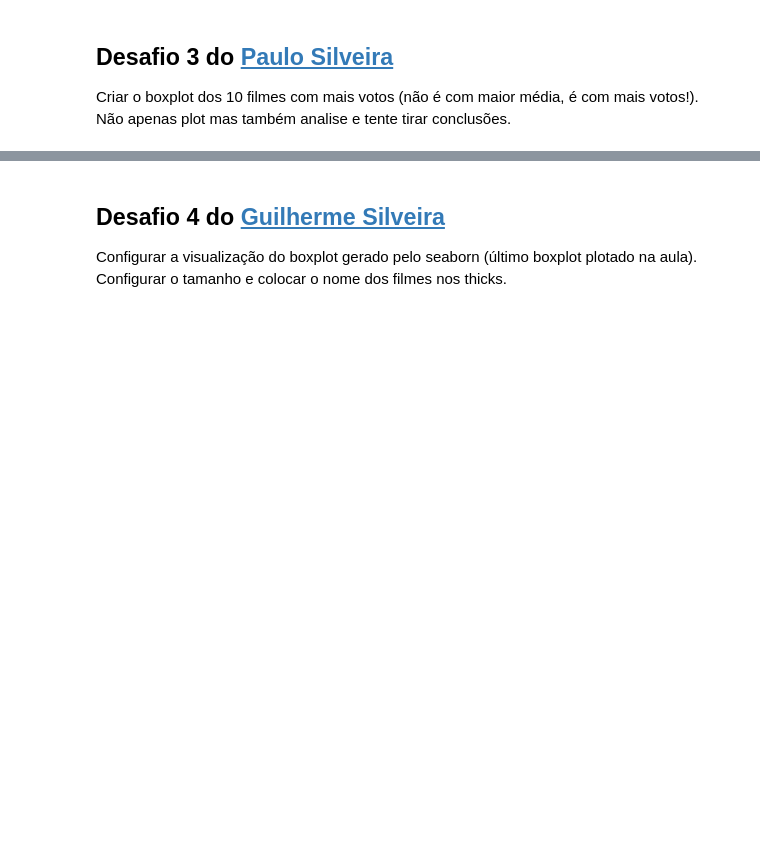
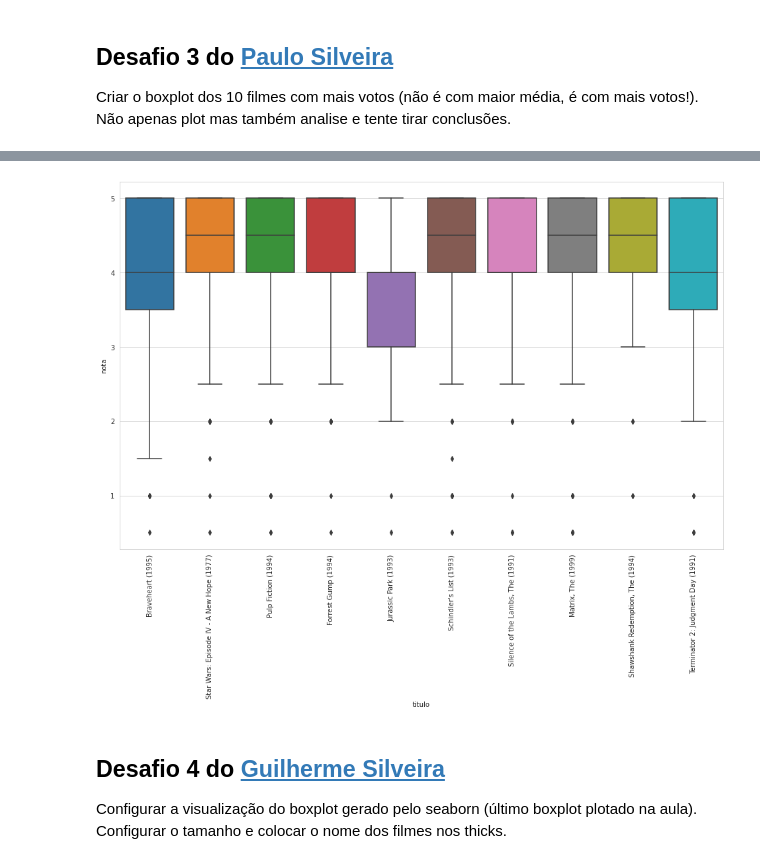
Before and after one commit to luislauriano/Alura_QuarentenaDados, a Jupyter notebook: QuarentenaDados_aula02.ipynb, the cells around one changed output, grey strips where cells are left out. Saved outputs shown, nothing was run; the diff lists cells and outputs as text; code cells hidden in the pictures; blank space fills up the shorter version.

```diff
--- a/QuarentenaDados_aula02.ipynb
+++ b/QuarentenaDados_aula02.ipynb
@@ -872,3 +845,25 @@ def plot_filme(n):
+# %%
+filmes_com_media = filmes.join(notas_medias_por_filme, on="filmeId")
+filmes_com_media.columns = ["filmeId", "titulo", "generos", "notaMedia"]
+
+qt_notas = avaliacoes.groupby("filmeId")["nota"].count()
+filmes_com_media_e_quantidade = filmes_com_media.join(qt_notas, on="filmeId")
+
+filmes_com_media_e_quantidade.columns = ["filmeId", "titulo", "generos", "notaMedia", "quantidadeNotas"]
+top_10_votacao = filmes_com_media_e_quantidade.sort_values("quantidadeNotas", ascending=False).head(10)
+top_10 = top_10_votacao["filmeId"]
+
+
+avaliacoes_top_10 = avaliacoes.query("filmeId in @top_10")
+
+result = pd.merge(avaliacoes_top_10, filmes, on='filmeId')
+
+plt.figure(figsize=(16,10))
+chart = sns.boxplot(data = result, x ="titulo", y="nota")
+chart.set_xticklabels(chart.get_xticklabels(), rotation=90)
+plt.show()
+# %% [output]
+[figure, added]
 # %% [markdown]
 ## Desafio 4 do [Guilherme Silveira](https://twitter.com/guilhermecaelum)
 
```
Also changed, not shown: parts of 8 cells of this notebook.
